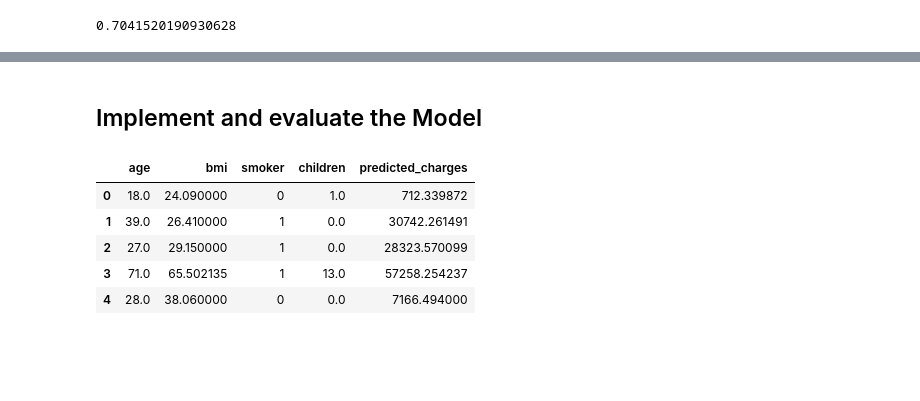
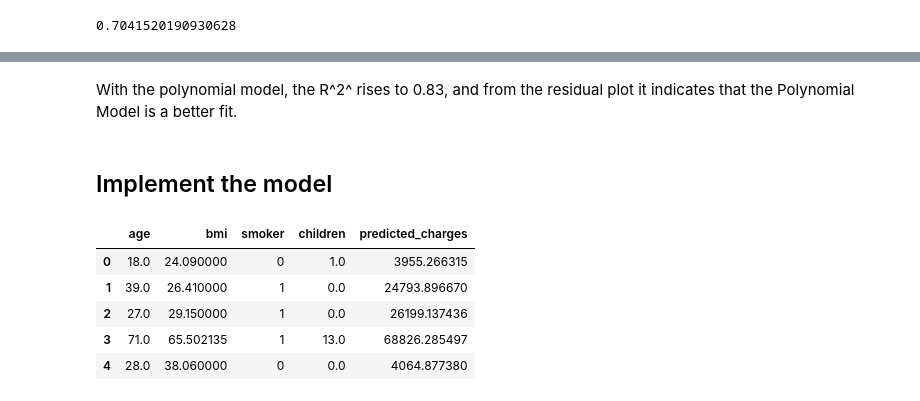
Before and after one commit to ana-lsm/data-science, a Jupyter notebook: lr-healthcare-costs/linear-model.ipynb, the cells around one changed output, grey strips where cells are left out. Saved outputs shown, nothing was run; the diff lists cells and outputs as text; code cells hidden in the pictures; blank space fills up the shorter version.

```diff
--- a/lr-healthcare-costs/linear-model.ipynb
+++ b/lr-healthcare-costs/linear-model.ipynb
@@ -234,0 +243,20 @@ r2_score
+# %%
+## implementing the polynomial model
+
+from sklearn.preprocessing import PolynomialFeatures
+
+
+## transform the features to polynomial features
+degree = 2
+poly = PolynomialFeatures(degree=degree)
+X_train_poly = poly.fit_transform(X_train)
+X_test_poly = poly.transform(X_test)
+
+## train the model on the polynomial features
+model.fit(X_train_poly,y_train)
+
+y_pred_poly = model.predict(X_test_poly)
+
+r2_score_poly = model.score(X_test_poly, y_test)
+
+r2_score_poly
@@ -235,17 +271,23 @@ r2_score
+# %% [markdown]
+With the polynomial model, the R^2^ rises to 0.83, and from the residual plot it indicates that the Polynomial Model is a better fit.
 # %% [markdown]
-## Implement and evaluate the Model
+## Implement the model
 # %%
-predictions = model.predict(df_test)
+## transform the data to polynomial
+
+df_poly = poly.transform(df_test)
+
+predictions = model.predict(df_poly)
 
 df_predicted = df_test.copy()
 
 df_predicted['predicted_charges'] = predictions
 
 df_predicted.head()
 # %% [output]
 |  | age | bmi | smoker | children | predicted_charges |
-| 0 | 18.0 | 24.090000 | 0 | 1.0 | 712.339872 |
-| 1 | 39.0 | 26.410000 | 1 | 0.0 | 30742.261491 |
-| 2 | 27.0 | 29.150000 | 1 | 0.0 | 28323.570099 |
-| 3 | 71.0 | 65.502135 | 1 | 13.0 | 57258.254237 |
-| 4 | 28.0 | 38.060000 | 0 | 0.0 | 7166.494000 |
+| 0 | 18.0 | 24.090000 | 0 | 1.0 | 3955.266315 |
+| 1 | 39.0 | 26.410000 | 1 | 0.0 | 24793.896670 |
+| 2 | 27.0 | 29.150000 | 1 | 0.0 | 26199.137436 |
+| 3 | 71.0 | 65.502135 | 1 | 13.0 | 68826.285497 |
+| 4 | 28.0 | 38.060000 | 0 | 0.0 | 4064.877380 |
```
Also changed, not shown: parts of 5 cells of this notebook.
